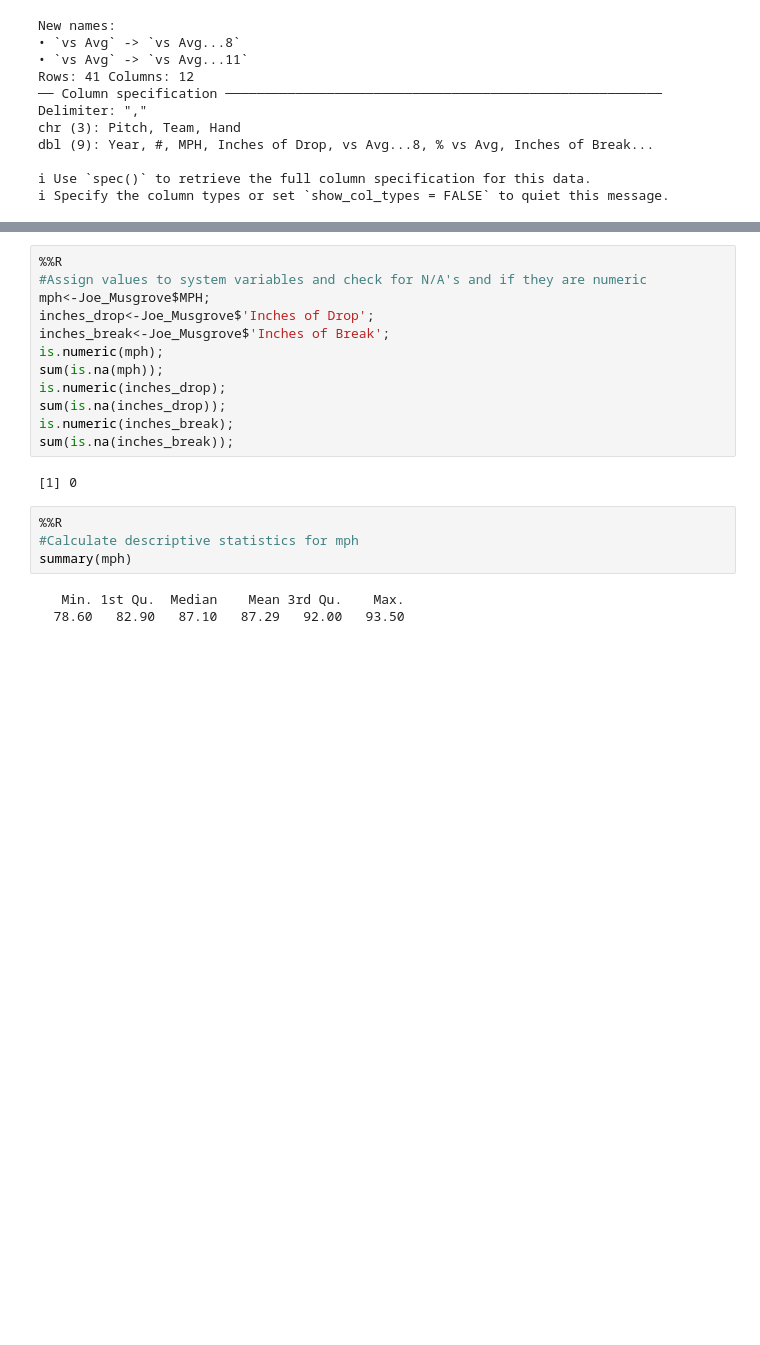
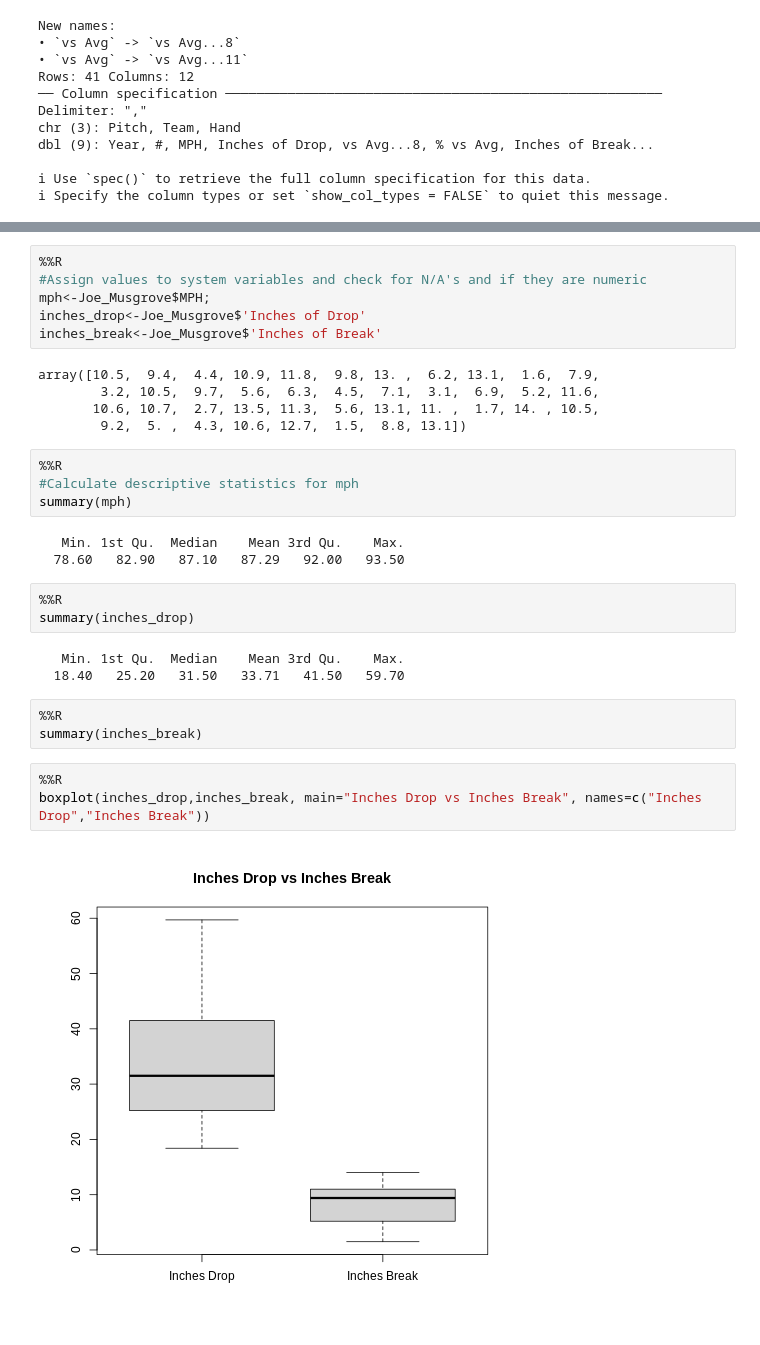
Before and after one commit to JScottLopez/mlb, a Jupyter notebook: MLB_Pitch_Types.ipynb, the cells around one changed output, grey strips where cells are left out. Saved outputs shown, nothing was run; the diff lists cells and outputs as text; blank space fills up the shorter version.

```diff
--- a/MLB_Pitch_Types.ipynb
+++ b/MLB_Pitch_Types.ipynb
@@ -86,16 +58,13 @@ Joe_Musgrove
 %%R
 #Assign values to system variables and check for N/A's and if they are numeric
 mph<-Joe_Musgrove$MPH;
-inches_drop<-Joe_Musgrove$'Inches of Drop';
-inches_break<-Joe_Musgrove$'Inches of Break';
-is.numeric(mph);
-sum(is.na(mph));
-is.numeric(inches_drop);
-sum(is.na(inches_drop));
-is.numeric(inches_break);
-sum(is.na(inches_break));
+inches_drop<-Joe_Musgrove$'Inches of Drop'
+inches_break<-Joe_Musgrove$'Inches of Break'
 # %% [output]
-[1] 0
+array([10.5,  9.4,  4.4, 10.9, 11.8,  9.8, 13. ,  6.2, 13.1,  1.6,  7.9,
+        3.2, 10.5,  9.7,  5.6,  6.3,  4.5,  7.1,  3.1,  6.9,  5.2, 11.6,
+       10.6, 10.7,  2.7, 13.5, 11.3,  5.6, 13.1, 11. ,  1.7, 14. , 10.5,
+        9.2,  5. ,  4.3, 10.6, 12.7,  1.5,  8.8, 13.1])
 # %%
 %%R
 #Calculate descriptive statistics for mph
@@ -103,3 +72,17 @@ summary(mph)
 # %% [output]
    Min. 1st Qu.  Median    Mean 3rd Qu.    Max.
   78.60   82.90   87.10   87.29   92.00   93.50
+# %%
+%%R
+summary(inches_drop)
+# %% [output]
+   Min. 1st Qu.  Median    Mean 3rd Qu.    Max.
+  18.40   25.20   31.50   33.71   41.50   59.70
+# %%
+%%R
+summary(inches_break)
+# %%
+%%R
+boxplot(inches_drop,inches_break, main="Inches Drop vs Inches Break", names=c("Inches Drop","Inches Break"))
+# %% [output]
+[figure, added]
```
Also changed, not shown: parts of 7 cells of this notebook.
